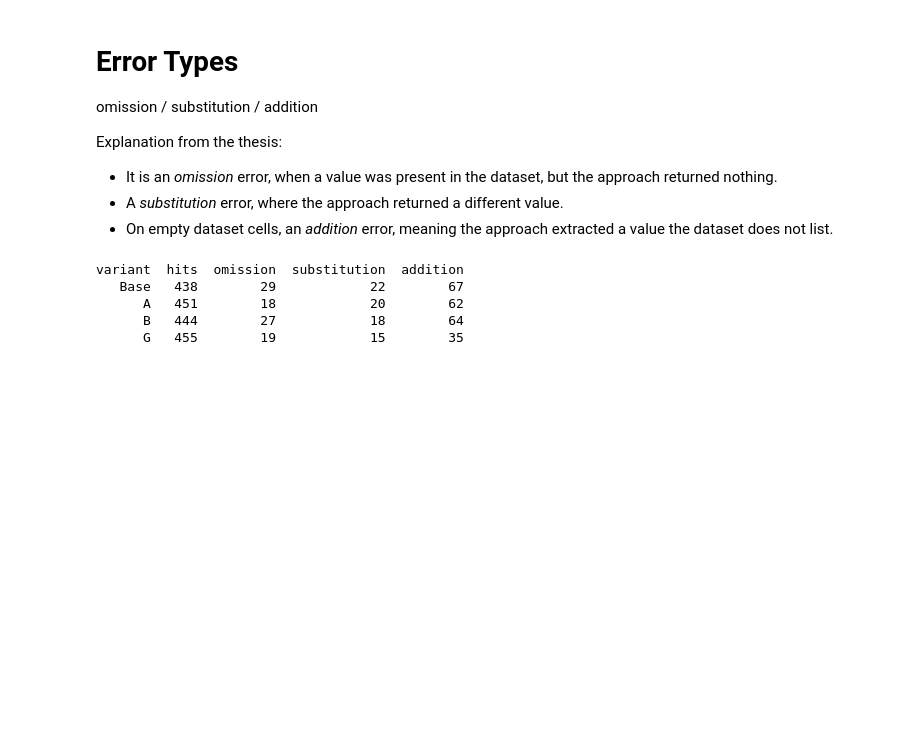
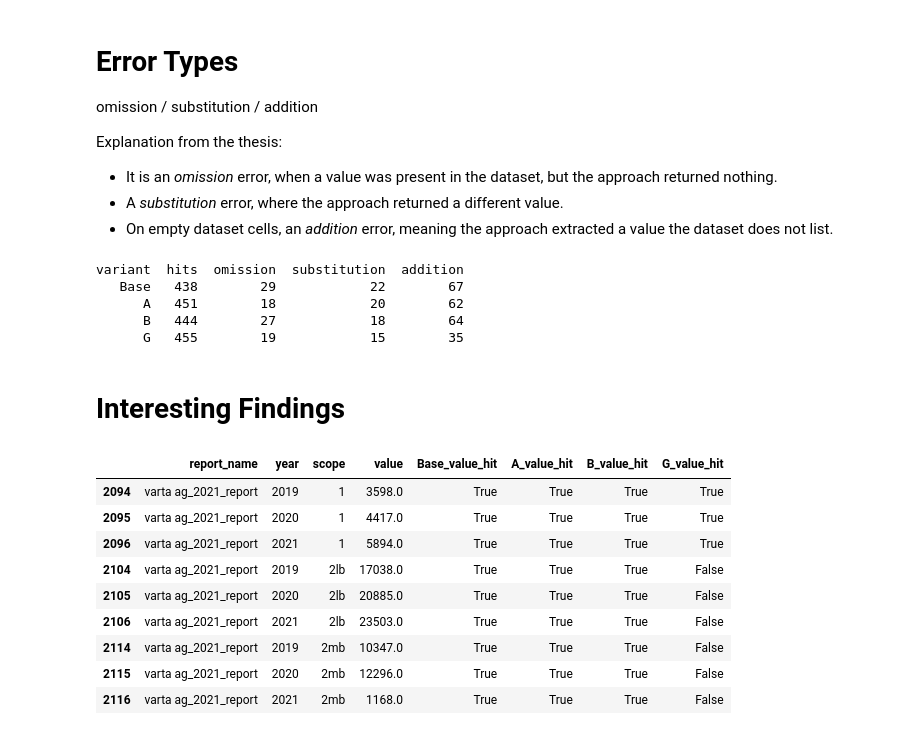
Before and after one commit to KuhlmannJ/2026_BA_Code, a Jupyter notebook: evaluations/Baseline-PipelineA-PipelineB/02-Eval-BaselinePipelineAB.ipynb, the cells around one changed output. Saved outputs shown, nothing was run; the diff lists cells and outputs as text; code cells hidden in the pictures; blank space fills up the shorter version.

```diff
--- a/evaluations/Baseline-PipelineA-PipelineB/02-Eval-BaselinePipelineAB.ipynb
+++ b/evaluations/Baseline-PipelineA-PipelineB/02-Eval-BaselinePipelineAB.ipynb
@@ -365,3 +365,20 @@ variant  hits  omission  substitution  addition
       A   451        18            20        62
       B   444        27            18        64
       G   455        19            15        35
+# %% [markdown]
+# Interesting Findings
+# %%
+varta = ynorm_extended_any[ynorm_extended_any["report_name"]=='varta ag_2021_report']
+
+varta[~varta["value"].isna()][['report_name', 'year', 'scope', 'value', 'Base_value_hit', 'A_value_hit', 'B_value_hit', 'G_value_hit']]
+# %% [output]
+|  | report_name | year | scope | value | Base_value_hit | A_value_hit | B_value_hit | G_value_hit |
+| 2094 | varta ag_2021_report | 2019 | 1 | 3598.0 | True | True | True | True |
+| 2095 | varta ag_2021_report | 2020 | 1 | 4417.0 | True | True | True | True |
+| 2096 | varta ag_2021_report | 2021 | 1 | 5894.0 | True | True | True | True |
+| 2104 | varta ag_2021_report | 2019 | 2lb | 17038.0 | True | True | True | False |
+| 2105 | varta ag_2021_report | 2020 | 2lb | 20885.0 | True | True | True | False |
+| 2106 | varta ag_2021_report | 2021 | 2lb | 23503.0 | True | True | True | False |
+| 2114 | varta ag_2021_report | 2019 | 2mb | 10347.0 | True | True | True | False |
+| 2115 | varta ag_2021_report | 2020 | 2mb | 12296.0 | True | True | True | False |
+| 2116 | varta ag_2021_report | 2021 | 2mb | 1168.0 | True | True | True | False |
```
Also changed, not shown: parts of 13 cells of this notebook, 7 other files.
